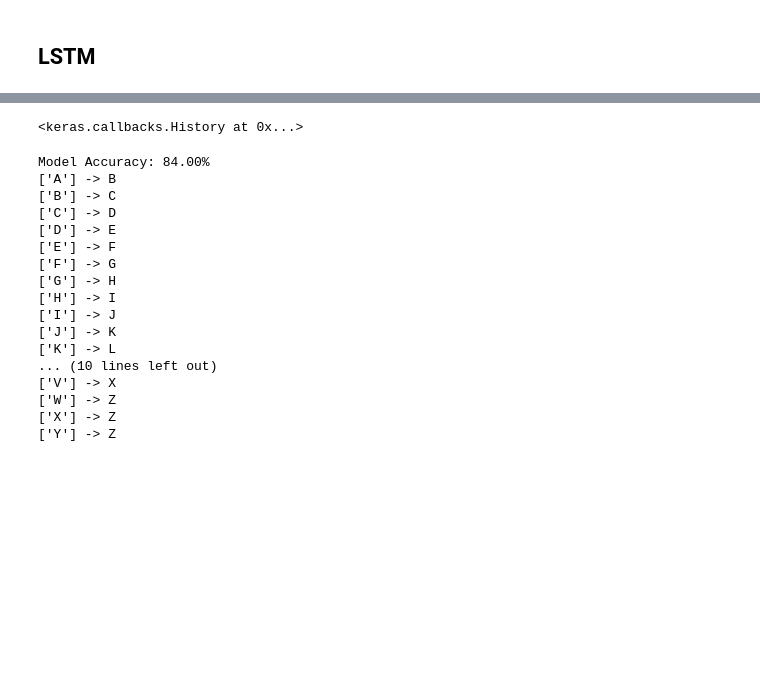
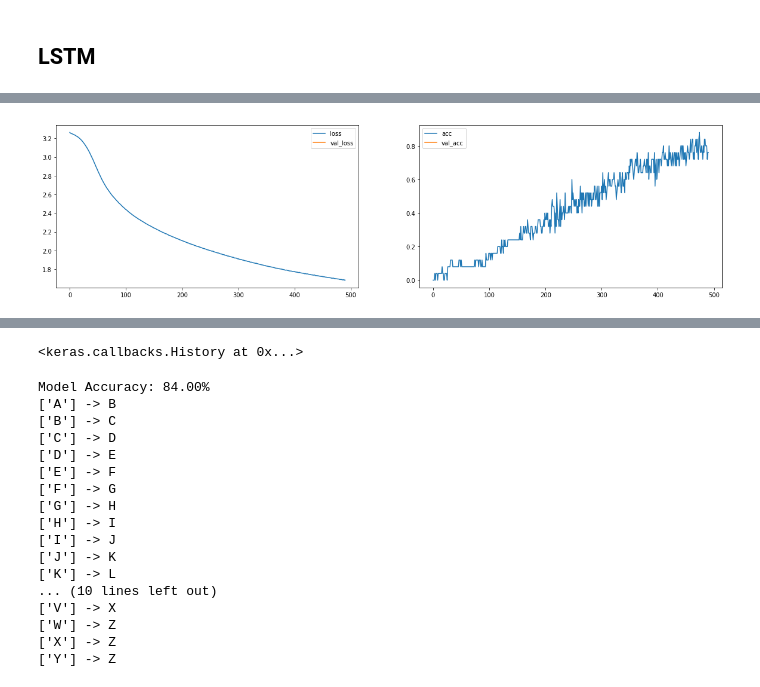
Before and after one commit to lab-ml-itba/12-RNN, a Jupyter notebook: abecedario.ipynb, the cells around one changed output, grey strips where cells are left out. Saved outputs shown, nothing was run; the diff lists cells and outputs as text; code cells hidden in the pictures; blank space fills up the shorter version.

```diff
--- a/abecedario.ipynb
+++ b/abecedario.ipynb
@@ -216,7 +235,16 @@ Model Accuracy: 84.00%
 # %%
-def get_naive_LSTM():
+def get_naive_LSTM(input_shape):
     # create and fit the model
     model = Sequential()
-    model.add(LSTM(32, input_shape=(X.shape[1], X.shape[2])))
+    print(input_shape)
+    model.add(LSTM(32, input_shape=input_shape))
     model.add(Dense(y.shape[1], activation='softmax'))
     return model
+
+def get_simple_RNN(input_shape):
+    # create and fit the model
+    model = Sequential()
+    print(input_shape)
+    model.add(SimpleRNN(32, input_shape=input_shape))
+    model.add(Dense(y.shape[1], activation='softmax'))
+    return model
@@ -238,5 +268,7 @@ _________________________________________________________________
 # %%
 model_naive = get_naive_LSTM()
+plot_losses = PlotLosses(plot_interval=10, evaluate_interval=None)
 model_naive.compile(loss='categorical_crossentropy', optimizer='adam', metrics=['accuracy'])
-model_naive.fit(X, y, epochs=500, batch_size=1, verbose=2)
+model_naive.fit(X, y, epochs=500, batch_size=1, verbose=1, callbacks=[plot_losses])
 # %% [output]
+[figure, added]
```
Also changed, not shown: parts of 43 cells of this notebook, 2 other files.
